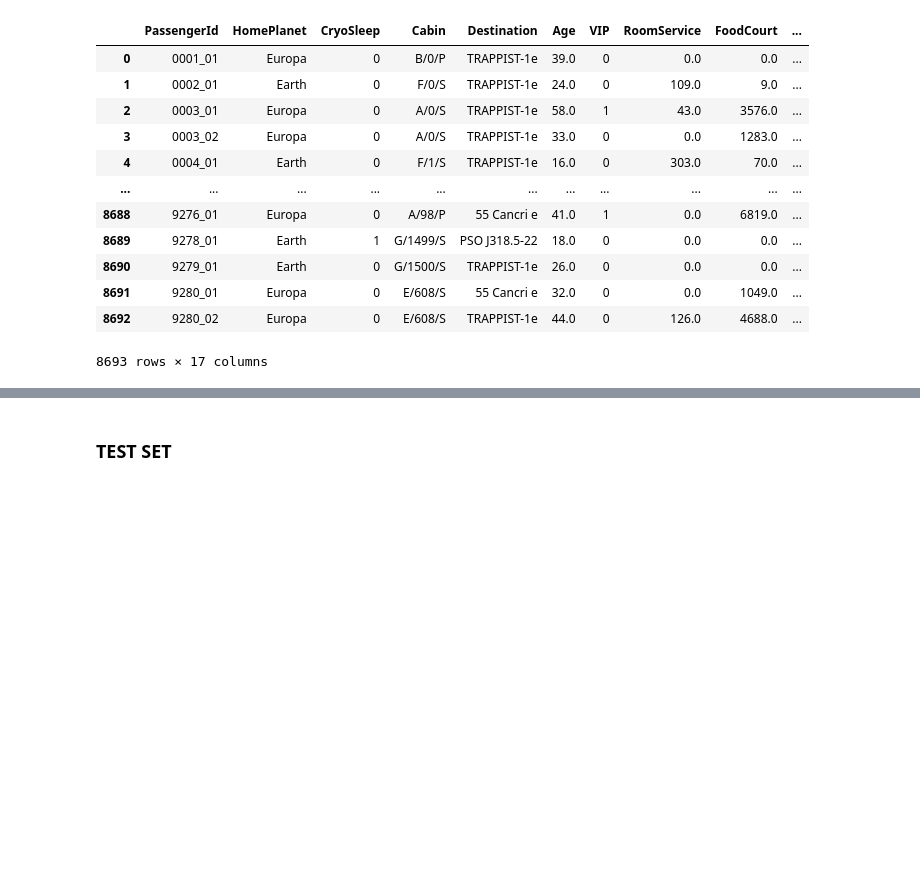
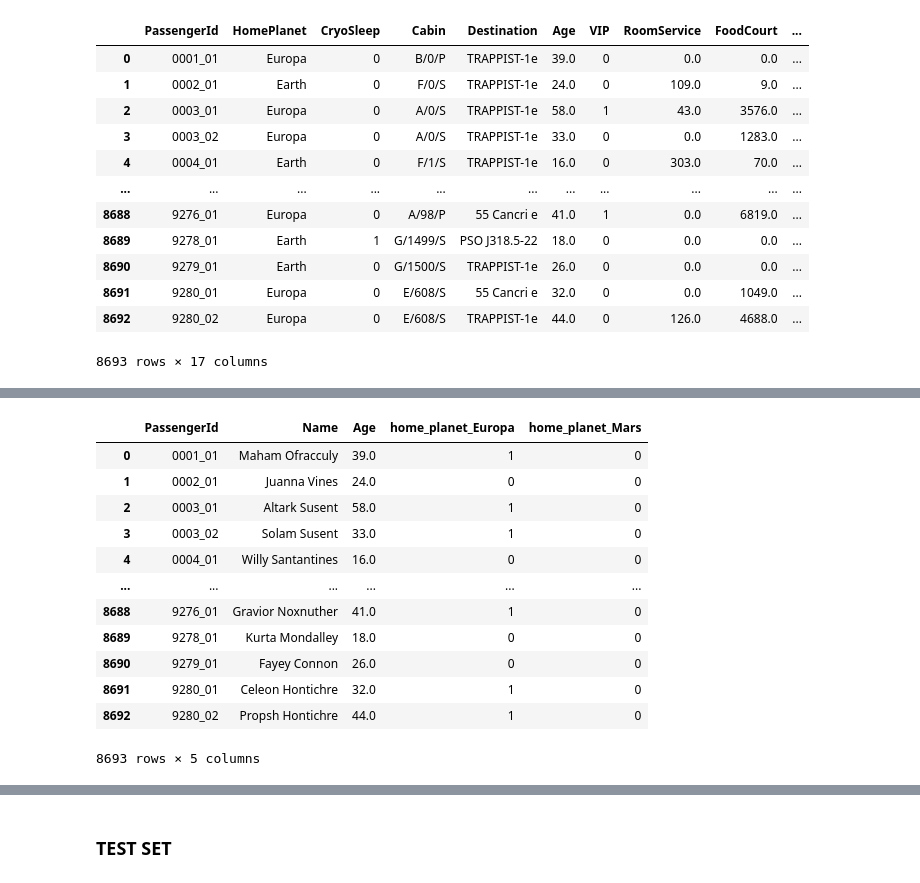
Before and after one commit to plamensve/SPACESHIP_TITANIC, a Jupyter notebook: notebooks/new_spaceship_titanic.ipynb, the cells around one changed output, grey strips where cells are left out. Cells and saved outputs as stored; diff of their text form; code cells hidden in the pictures; blank space fills up the shorter version.

```diff
--- a/notebooks/new_spaceship_titanic.ipynb
+++ b/notebooks/new_spaceship_titanic.ipynb
@@ -295,0 +265,16 @@ new_set
+# %%
+new_set[['PassengerId', 'Name', 'Age', 'home_planet_Europa', 'home_planet_Mars']]
+# %% [output]
+|  | PassengerId | Name | Age | home_planet_Europa | home_planet_Mars |
+| 0 | 0001_01 | Maham Ofracculy | 39.0 | 1 | 0 |
+| 1 | 0002_01 | Juanna Vines | 24.0 | 0 | 0 |
+| 2 | 0003_01 | Altark Susent | 58.0 | 1 | 0 |
+| 3 | 0003_02 | Solam Susent | 33.0 | 1 | 0 |
+| 4 | 0004_01 | Willy Santantines | 16.0 | 0 | 0 |
+| ... | ... | ... | ... | ... | ... |
+| 8688 | 9276_01 | Gravior Noxnuther | 41.0 | 1 | 0 |
+| 8689 | 9278_01 | Kurta Mondalley | 18.0 | 0 | 0 |
+| 8690 | 9279_01 | Fayey Connon | 26.0 | 0 | 0 |
+| 8691 | 9280_01 | Celeon Hontichre | 32.0 | 1 | 0 |
+| 8692 | 9280_02 | Propsh Hontichre | 44.0 | 1 | 0 |
+8693 rows × 5 columns
```
Also changed, not shown: parts of 26 cells of this notebook, 5 other files.
